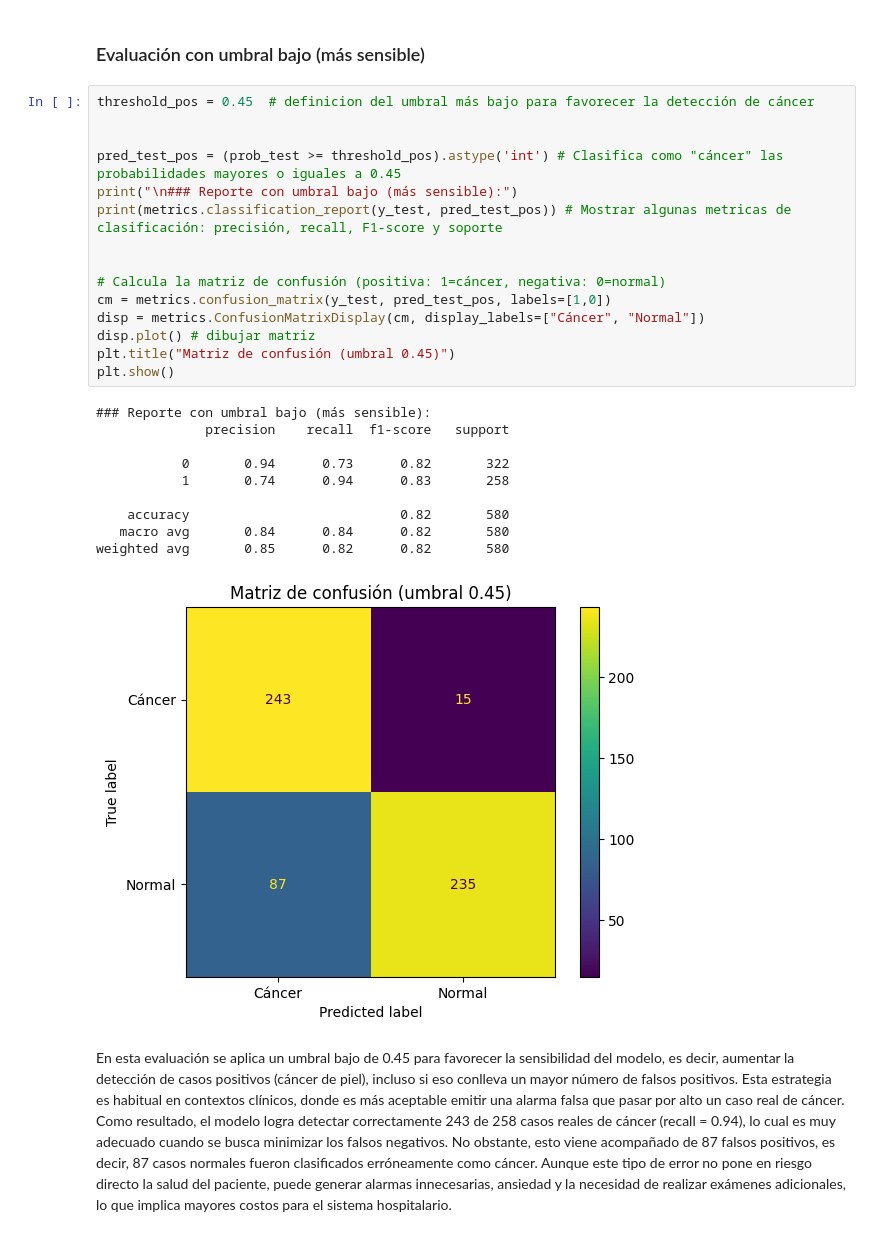
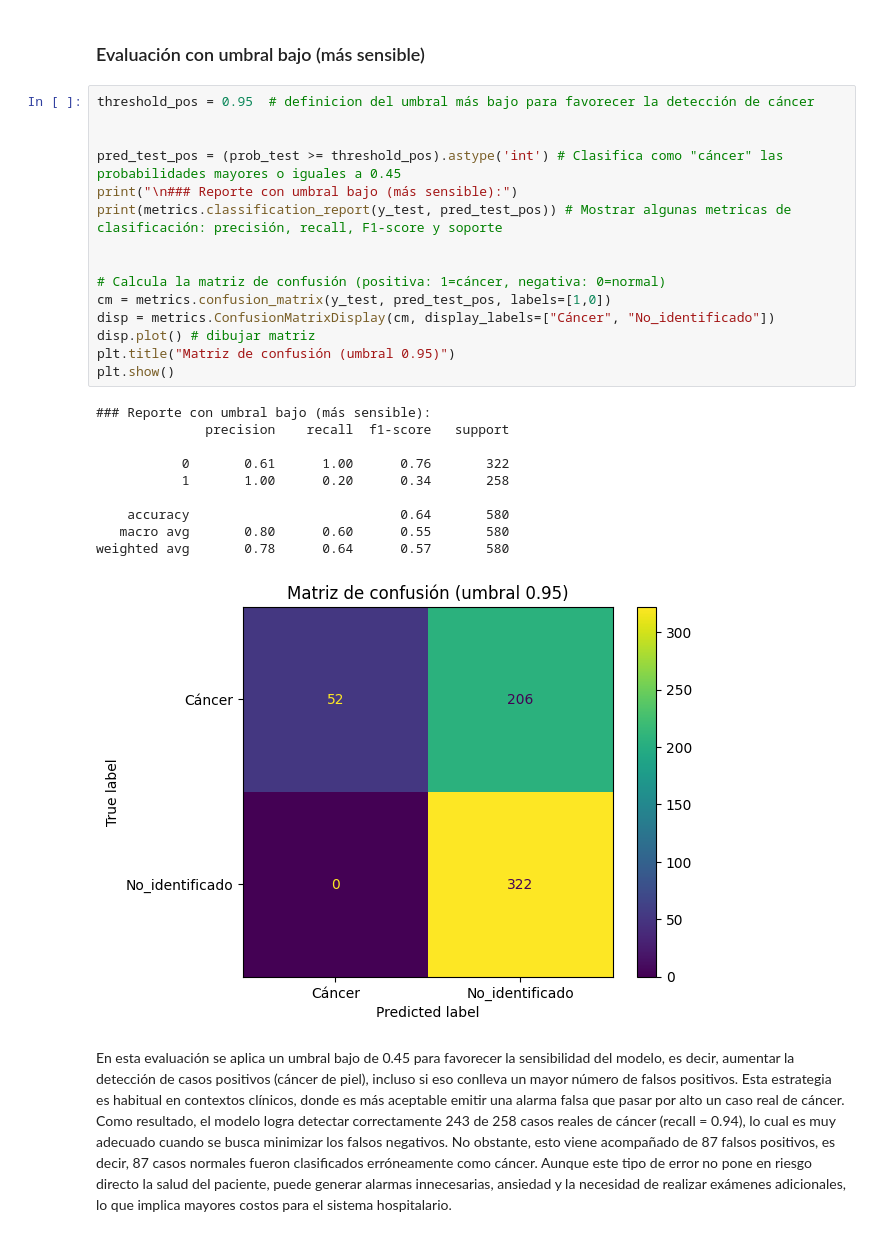
Before and after one commit to jruedaa/Aplicaciones_de_operaciones, a Jupyter notebook: d_analisis_modelo.ipynb, the cells around one changed output. Drawn from its saved outputs; the diff is of its cells as text.

```diff
--- a/d_analisis_modelo.ipynb
+++ b/d_analisis_modelo.ipynb
@@ -166,31 +166,31 @@ Valores entre 0.45 y 0.55 se consideran "zona gris", donde el modelo no es sufic
 # %% [markdown]
 ### Evaluación con umbral bajo (más sensible)
 # %%
-threshold_pos = 0.45  # definicion del umbral más bajo para favorecer la detección de cáncer
+threshold_pos = 0.95  # definicion del umbral más bajo para favorecer la detección de cáncer
 
 
 pred_test_pos = (prob_test >= threshold_pos).astype('int') # Clasifica como "cáncer" las probabilidades mayores o iguales a 0.45
 print("\n### Reporte con umbral bajo (más sensible):")
 print(metrics.classification_report(y_test, pred_test_pos)) # Mostrar algunas metricas de clasificación: precisión, recall, F1-score y soporte
 
 
 # Calcula la matriz de confusión (positiva: 1=cáncer, negativa: 0=normal)
 cm = metrics.confusion_matrix(y_test, pred_test_pos, labels=[1,0])
-disp = metrics.ConfusionMatrixDisplay(cm, display_labels=["Cáncer", "Normal"])
+disp = metrics.ConfusionMatrixDisplay(cm, display_labels=["Cáncer", "No_identificado"])
 disp.plot() # dibujar matriz
-plt.title("Matriz de confusión (umbral 0.45)")
+plt.title("Matriz de confusión (umbral 0.95)")
 plt.show()
 # %% [output]
 ### Reporte con umbral bajo (más sensible):
               precision    recall  f1-score   support
 
-           0       0.94      0.73      0.82       322
-           1       0.74      0.94      0.83       258
+           0       0.61      1.00      0.76       322
+           1       1.00      0.20      0.34       258
 
-    accuracy                           0.82       580
-   macro avg       0.84      0.84      0.82       580
-weighted avg       0.85      0.82      0.82       580
+    accuracy                           0.64       580
+   macro avg       0.80      0.60      0.55       580
+weighted avg       0.78      0.64      0.57       580
-[figure, old version]
+[figure, new version]
 # %% [markdown]
 En esta evaluación se aplica un umbral bajo de 0.45 para favorecer la sensibilidad del modelo, es decir, aumentar la detección de casos positivos (cáncer de piel), incluso si eso conlleva un mayor número de falsos positivos. Esta estrategia es habitual en contextos clínicos, donde es más aceptable emitir una alarma falsa que pasar por alto un caso real de cáncer.
 Como resultado, el modelo logra detectar correctamente 243 de 258 casos reales de cáncer (recall = 0.94), lo cual es muy adecuado cuando se busca minimizar los falsos negativos. No obstante, esto viene acompañado de 87 falsos positivos, es decir, 87 casos normales fueron clasificados erróneamente como cáncer.
```
Also changed, not shown: parts of 5 cells of this notebook, 5 other files.
